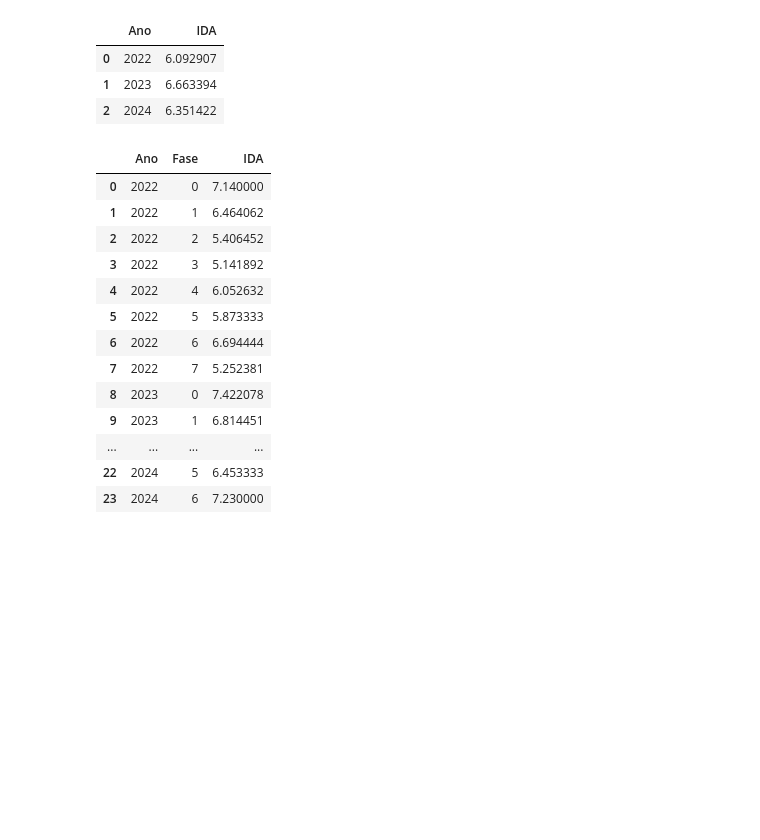
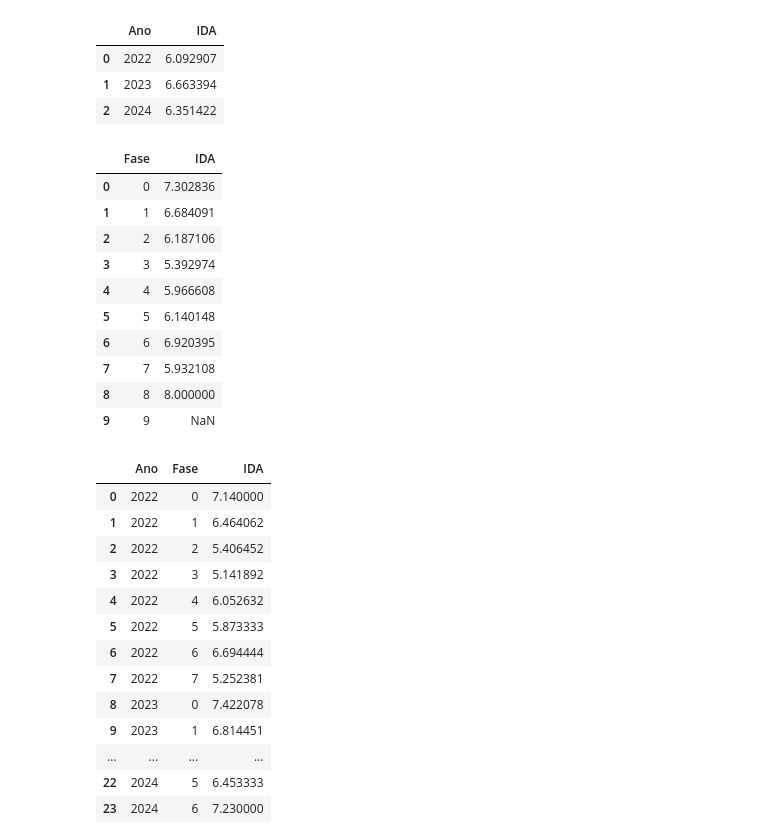
Before and after one commit to EduardoBraz1/datathon-passos-magicos, a Jupyter notebook: notebooks/02_eda_insights.ipynb, the cells around one changed output. Saved outputs shown, nothing was run; the diff lists cells and outputs as text; code cells hidden in the pictures; blank space fills up the shorter version.

```diff
--- a/notebooks/02_eda_insights.ipynb
+++ b/notebooks/02_eda_insights.ipynb
@@ -24,6 +24,22 @@ df_media_ida_ano.head()
 | 0 | 2022 | 6.092907 |
 | 1 | 2023 | 6.663394 |
 | 2 | 2024 | 6.351422 |
+# %%
+# Agrupando por Fase para obter a média da nota IDA ao longo dos anos
+df_media_ida_fase = df.groupby('Fase')['IDA'].mean().reset_index()
+df_media_ida_fase.head(20)
+# %% [output]
+|  | Fase | IDA |
+| 0 | 0 | 7.302836 |
+| 1 | 1 | 6.684091 |
+| 2 | 2 | 6.187106 |
+| 3 | 3 | 5.392974 |
+| 4 | 4 | 5.966608 |
+| 5 | 5 | 6.140148 |
+| 6 | 6 | 6.920395 |
+| 7 | 7 | 5.932108 |
+| 8 | 8 | 8.000000 |
+| 9 | 9 | NaN |
 # %%
 # Agrupando por ano e por fase para obter a média da nota IDA ao longo dos anos e fases
 df_media_ida_ano_fase = df.groupby(['Ano', 'Fase'])['IDA'].mean().reset_index()
```
Also changed, not shown: parts of 8 cells of this notebook.
